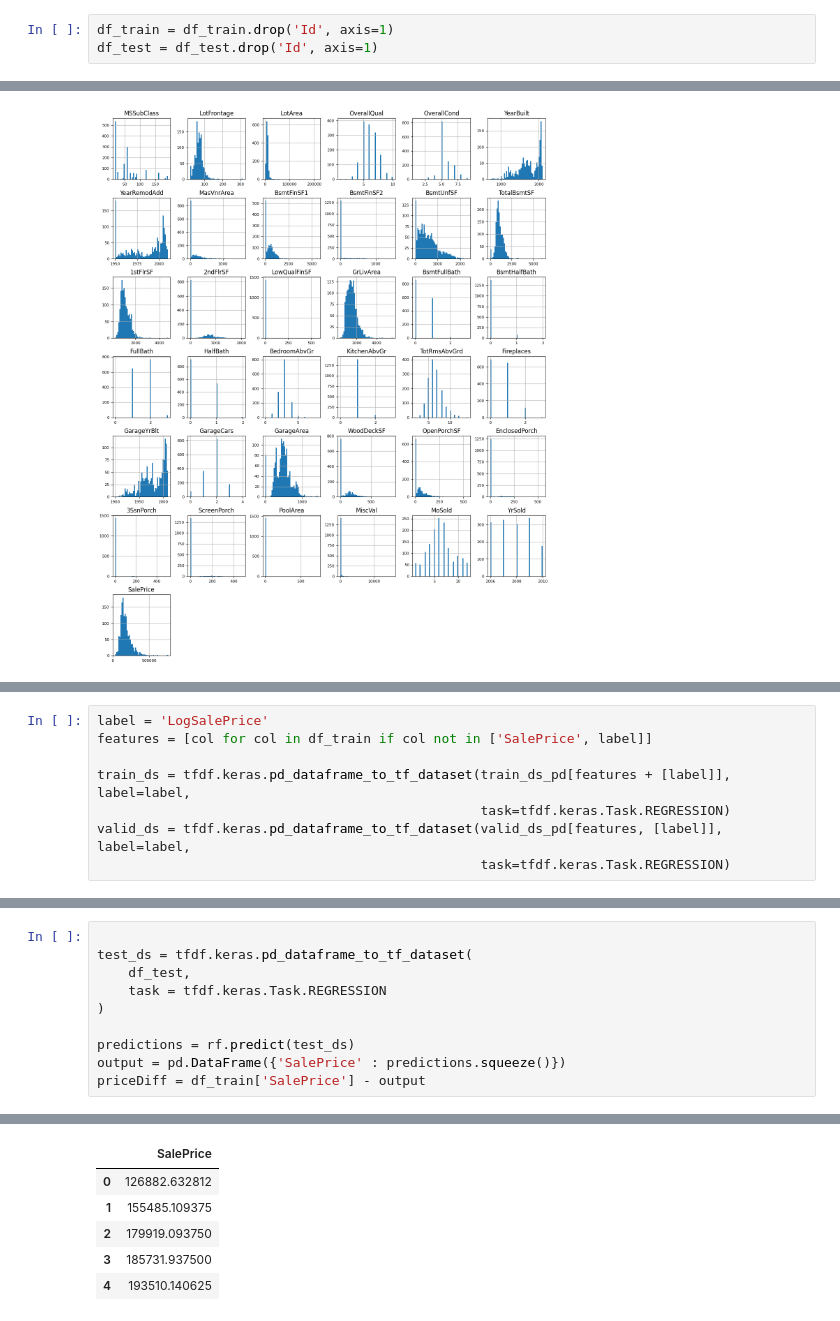
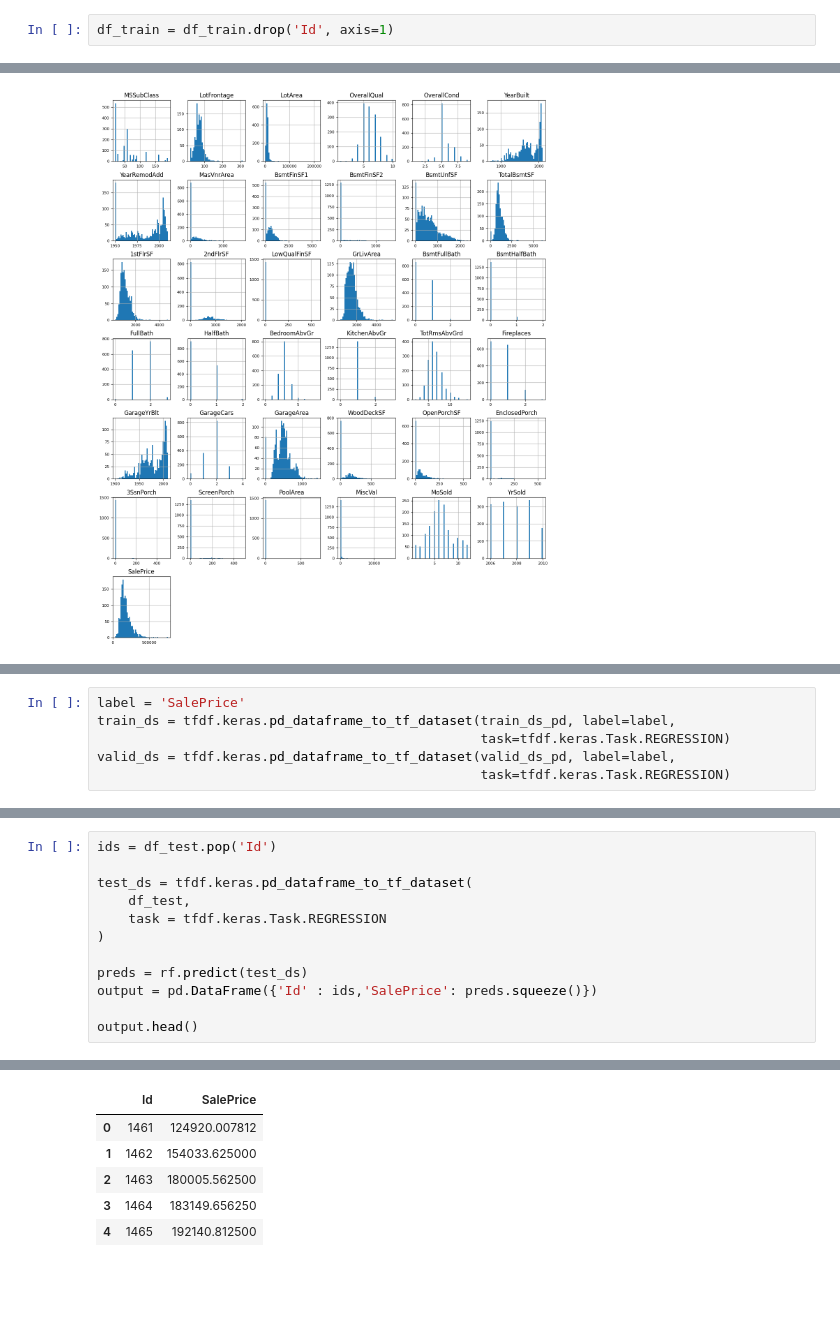
Before and after one commit to jadosh123/PredictingHousePrices, a Jupyter notebook: data-cleaning.ipynb, the cells around one changed output, grey strips where cells are left out. Saved outputs shown, nothing was run; the diff lists cells and outputs as text; blank space fills up the shorter version.

Commit message:
adds id column to final predictions

```diff
--- a/data-cleaning.ipynb
+++ b/data-cleaning.ipynb
@@ -32,6 +50,5 @@ df_train
 # %%
 df_train = df_train.drop('Id', axis=1)
-df_test = df_test.drop('Id', axis=1)
 # %%
 print(df_train['SalePrice'].describe())
 plt.figure(figsize=(9, 8))
@@ -99,8 +116,6 @@ print("{} examples in training, {} examples in testing.".format(
 # %%
-label = 'LogSalePrice'
-features = [col for col in df_train if col not in ['SalePrice', label]]
-
-train_ds = tfdf.keras.pd_dataframe_to_tf_dataset(train_ds_pd[features + [label]], label=label,
+label = 'SalePrice'
+train_ds = tfdf.keras.pd_dataframe_to_tf_dataset(train_ds_pd, label=label,
                                                  task=tfdf.keras.Task.REGRESSION)
-valid_ds = tfdf.keras.pd_dataframe_to_tf_dataset(valid_ds_pd[features, [label]], label=label,
+valid_ds = tfdf.keras.pd_dataframe_to_tf_dataset(valid_ds_pd, label=label,
                                                  task=tfdf.keras.Task.REGRESSION)
@@ -159,11 +172,13 @@ plt.show()
 # %%
+ids = df_test.pop('Id')
 
 test_ds = tfdf.keras.pd_dataframe_to_tf_dataset(
     df_test,
     task = tfdf.keras.Task.REGRESSION
 )
 
-predictions = rf.predict(test_ds)
-output = pd.DataFrame({'SalePrice' : predictions.squeeze()})
-priceDiff = df_train['SalePrice'] - output
+preds = rf.predict(test_ds)
+output = pd.DataFrame({'Id' : ids,'SalePrice': preds.squeeze()})
+
+output.head()
 # %% [output]
@@ -171,6 +188,6 @@ priceDiff = df_train['SalePrice'] - output
-|  | SalePrice |
-| 0 | 126882.632812 |
-| 1 | 155485.109375 |
-| 2 | 179919.093750 |
-| 3 | 185731.937500 |
-| 4 | 193510.140625 |
+|  | Id | SalePrice |
+| 0 | 1461 | 124920.007812 |
+| 1 | 1462 | 154033.625000 |
+| 2 | 1463 | 180005.562500 |
+| 3 | 1464 | 183149.656250 |
+| 4 | 1465 | 192140.812500 |
```
Also changed, not shown: parts of 7 cells of this notebook.
